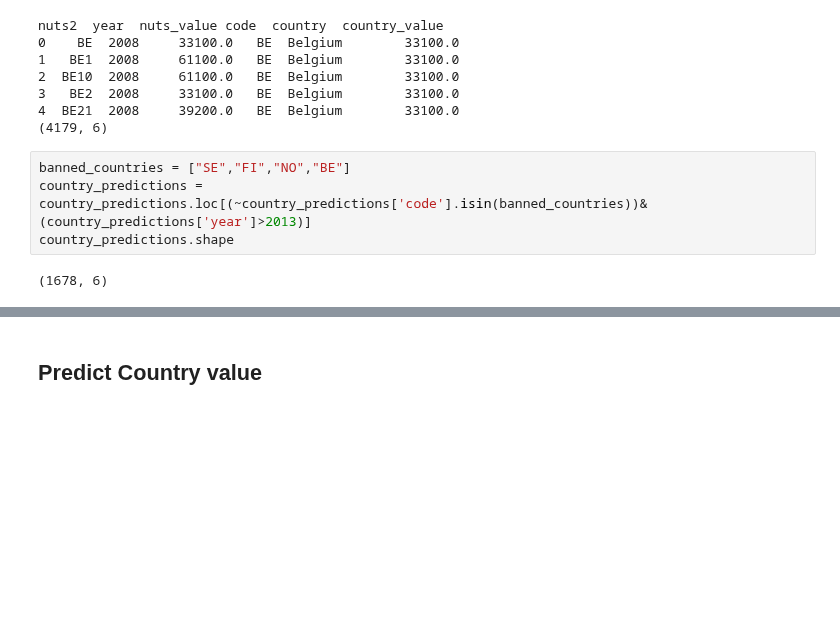
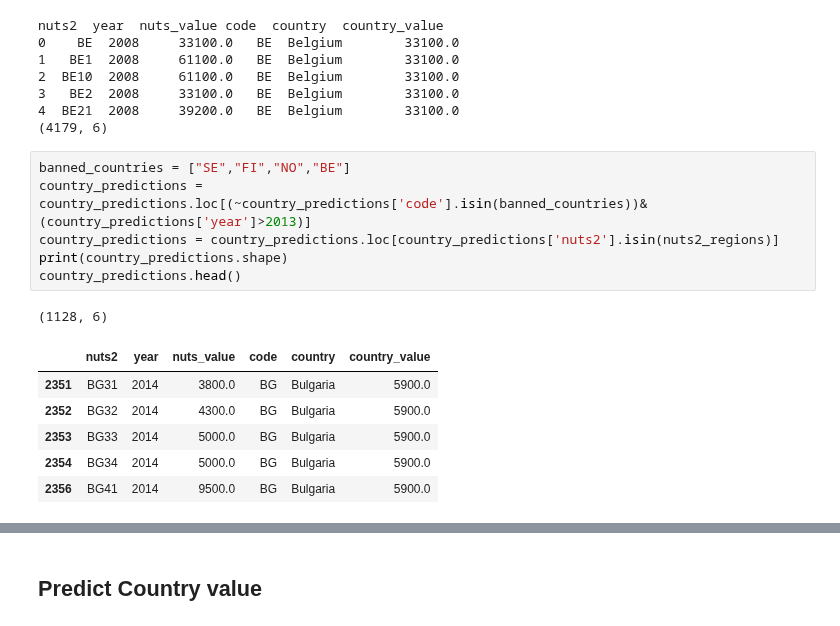
Before and after one commit to maxjonasbehrens/master_thesis_code, a Jupyter notebook: CleanExploreData/exploratory_analysis.ipynb, the cells around one changed output, grey strips where cells are left out. Cells and saved outputs as stored; diff of their text form; blank space fills up the shorter version.

```diff
--- a/CleanExploreData/exploratory_analysis.ipynb
+++ b/CleanExploreData/exploratory_analysis.ipynb
@@ -112,6 +112,14 @@ nuts2  year  nuts_value code  country  country_value
 # %%
 banned_countries = ["SE","FI","NO","BE"]
 country_predictions = country_predictions.loc[(~country_predictions['code'].isin(banned_countries))&(country_predictions['year']>2013)]
-country_predictions.shape
+country_predictions = country_predictions.loc[country_predictions['nuts2'].isin(nuts2_regions)]
+print(country_predictions.shape)
+country_predictions.head()
 # %% [output]
-(1678, 6)
+(1128, 6)
+|  | nuts2 | year | nuts_value | code | country | country_value |
+| 2351 | BG31 | 2014 | 3800.0 | BG | Bulgaria | 5900.0 |
+| 2352 | BG32 | 2014 | 4300.0 | BG | Bulgaria | 5900.0 |
+| 2353 | BG33 | 2014 | 5000.0 | BG | Bulgaria | 5900.0 |
+| 2354 | BG34 | 2014 | 5000.0 | BG | Bulgaria | 5900.0 |
+| 2356 | BG41 | 2014 | 9500.0 | BG | Bulgaria | 5900.0 |
```
Also changed, not shown: parts of 6 cells of this notebook, 1 other file.
